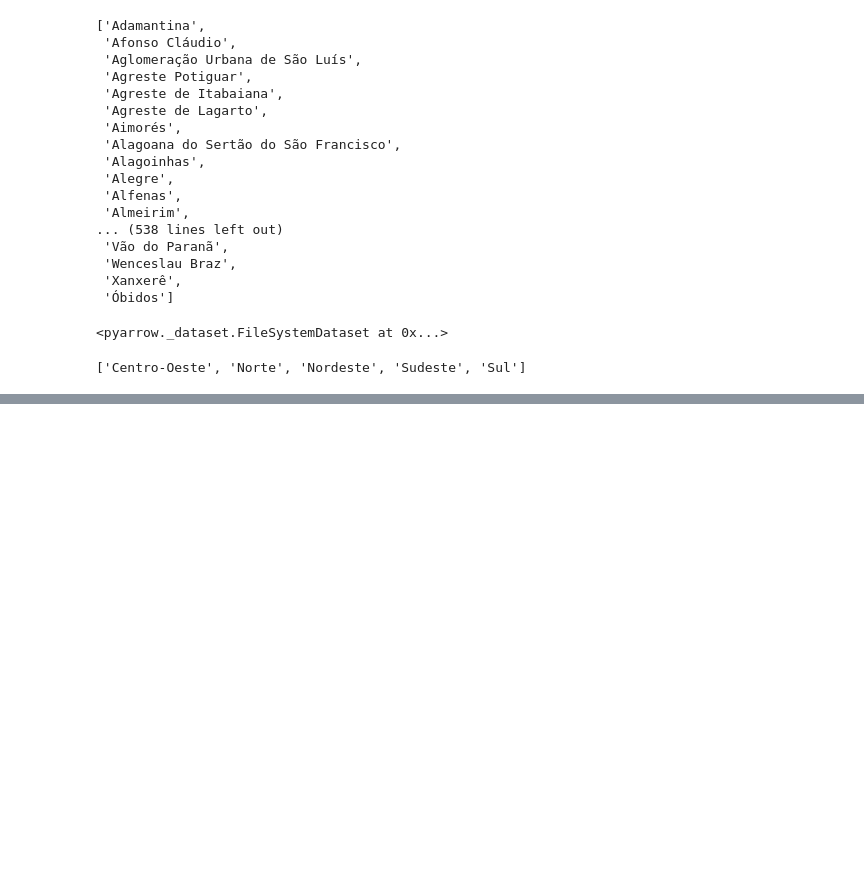
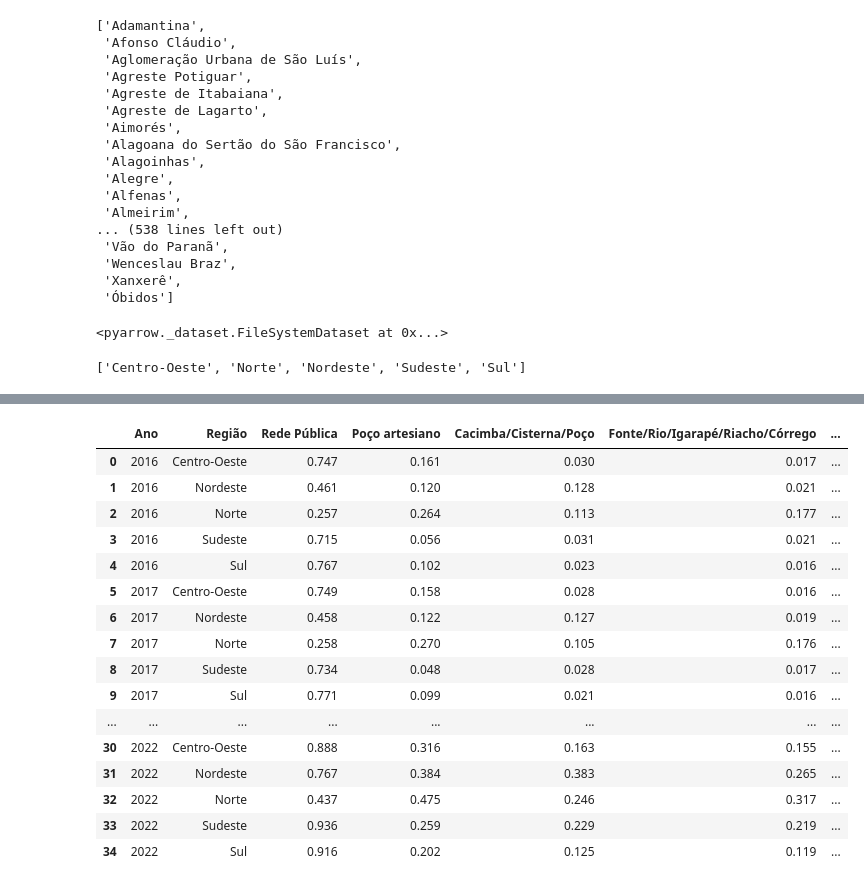
Before and after one commit to raffOps/EduCensoExplorer, a Jupyter notebook: queries/queries.ipynb, the cells around one changed output, grey strips where cells are left out. Drawn from its saved outputs; the diff is of its cells as text; code cells hidden in the pictures; blank space fills up the shorter version.

```diff
--- a/queries/queries.ipynb
+++ b/queries/queries.ipynb
@@ -274,0 +273,41 @@ px.bar(
+# %%
+# agua
+df = con.execute(f"""
+                select
+                    NU_ANO_CENSO as 'Ano',
+                    NO_REGIAO as 'Região',
+                    round(cast(count(*) filter (where IN_AGUA_REDE_PUBLICA) as float) / count(*), 3) as 'Rede Pública',
+                    round(cast(count(*) filter (where IN_AGUA_POCO_ARTESIANO) as float) / count(*), 3) as 'Poço artesiano',
+                    round(cast(count(*) filter (where IN_AGUA_CACIMBA) as float) / count(*), 3) as 'Cacimba/Cisterna/Poço',
+                    round(cast(count(*) filter (where IN_AGUA_FONTE_RIO) as float) / count(*), 3) as 'Fonte/Rio/Igarapé/Riacho/Córrego',
+                    round(cast(count(*) filter (where IN_AGUA_INEXISTENTE) as float) / count(*), 3) as 'Não há abastecimento de água',
+                    round(
+                        cast(count(*) filter
+                            (where not (IN_AGUA_REDE_PUBLICA or IN_AGUA_POCO_ARTESIANO or IN_AGUA_CACIMBA or IN_AGUA_FONTE_RIO or IN_AGUA_INEXISTENTE ))
+                            as float)
+                        / count(*)
+                    , 3) as 'Sem informações'
+                from microdados
+                group by NU_ANO_CENSO, NO_REGIAO
+                order by 1, 2
+            """
+).df()
+df
+# %% [output]
+|  | Ano | Região | Rede Pública | Poço artesiano | Cacimba/Cisterna/Poço | Fonte/Rio/Igarapé/Riacho/Córrego | ... |
+| 0 | 2016 | Centro-Oeste | 0.747 | 0.161 | 0.030 | 0.017 | ... |
+| 1 | 2016 | Nordeste | 0.461 | 0.120 | 0.128 | 0.021 | ... |
+| 2 | 2016 | Norte | 0.257 | 0.264 | 0.113 | 0.177 | ... |
+| 3 | 2016 | Sudeste | 0.715 | 0.056 | 0.031 | 0.021 | ... |
+| 4 | 2016 | Sul | 0.767 | 0.102 | 0.023 | 0.016 | ... |
+| 5 | 2017 | Centro-Oeste | 0.749 | 0.158 | 0.028 | 0.016 | ... |
+| 6 | 2017 | Nordeste | 0.458 | 0.122 | 0.127 | 0.019 | ... |
+| 7 | 2017 | Norte | 0.258 | 0.270 | 0.105 | 0.176 | ... |
+| 8 | 2017 | Sudeste | 0.734 | 0.048 | 0.028 | 0.017 | ... |
+| 9 | 2017 | Sul | 0.771 | 0.099 | 0.021 | 0.016 | ... |
+| ... | ... | ... | ... | ... | ... | ... | ... |
+| 30 | 2022 | Centro-Oeste | 0.888 | 0.316 | 0.163 | 0.155 | ... |
+| 31 | 2022 | Nordeste | 0.767 | 0.384 | 0.383 | 0.265 | ... |
+| 32 | 2022 | Norte | 0.437 | 0.475 | 0.246 | 0.317 | ... |
+| 33 | 2022 | Sudeste | 0.936 | 0.259 | 0.229 | 0.219 | ... |
+| 34 | 2022 | Sul | 0.916 | 0.202 | 0.125 | 0.119 | ... |
```
Also changed, not shown: parts of 13 cells of this notebook, 4 other files.
